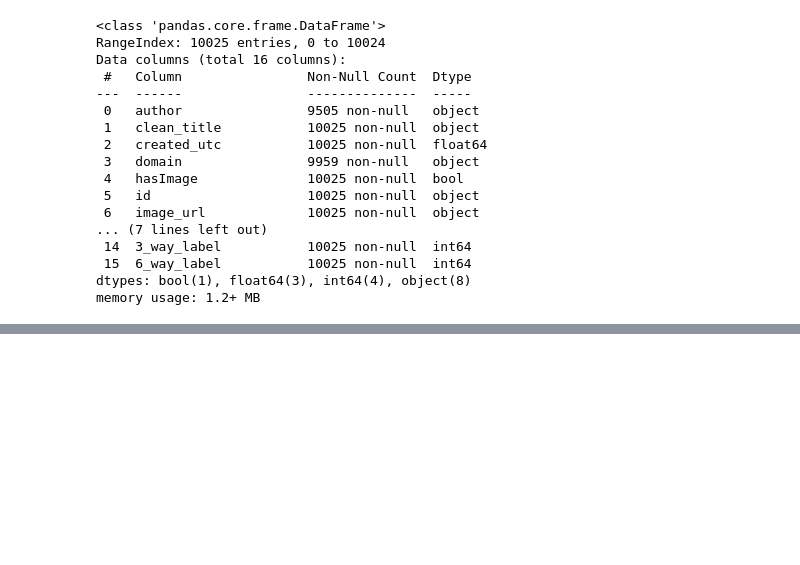
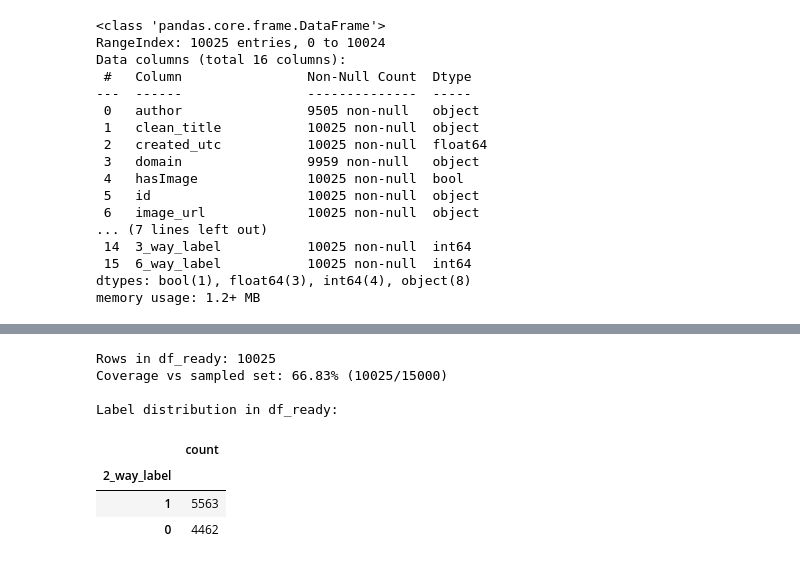
Before and after one commit to GuyGael-Karekezi/MBD_Misinformation, a Jupyter notebook: notebooks/MBD_Technical_Group.ipynb, the cells around one changed output, grey strips where cells are left out. Cells and saved outputs as stored; diff of their text form; code cells hidden in the pictures; blank space fills up the shorter version.

```diff
--- a/notebooks/MBD_Technical_Group.ipynb
+++ b/notebooks/MBD_Technical_Group.ipynb
@@ -428,0 +194,21 @@ Error:
+# %%
+total_sampled = len(df_15k) if "df_15k" in globals() else None
+ready_count = len(df_ready)
+
+print(f"Rows in df_ready: {ready_count}")
+if total_sampled is not None and total_sampled > 0:
+    coverage = ready_count / total_sampled
+    print(f"Coverage vs sampled set: {coverage:.2%} ({ready_count}/{total_sampled})")
+
+if "2_way_label" in df_ready.columns:
+    print("\nLabel distribution in df_ready:")
+    display(df_ready["2_way_label"].value_counts(dropna=False).rename("count").to_frame())
+# %% [output]
+Rows in df_ready: 10025
+Coverage vs sampled set: 66.83% (10025/15000)
+
+Label distribution in df_ready:
+|  | count |
+| 2_way_label |  |
+| 1 | 5563 |
+| 0 | 4462 |
```
Also changed, not shown: parts of 49 cells of this notebook, 1 other file.
